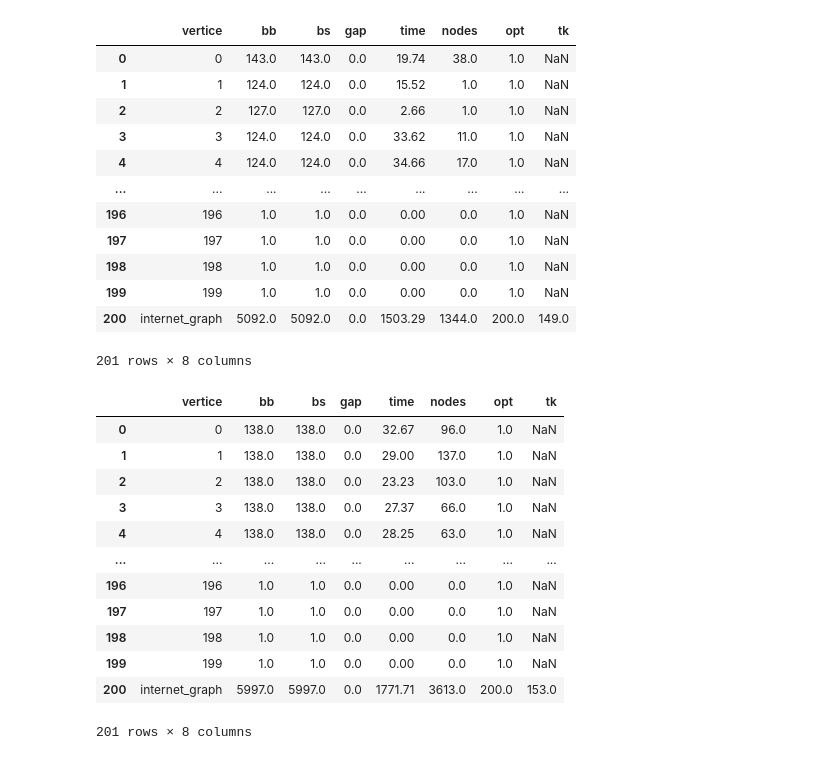
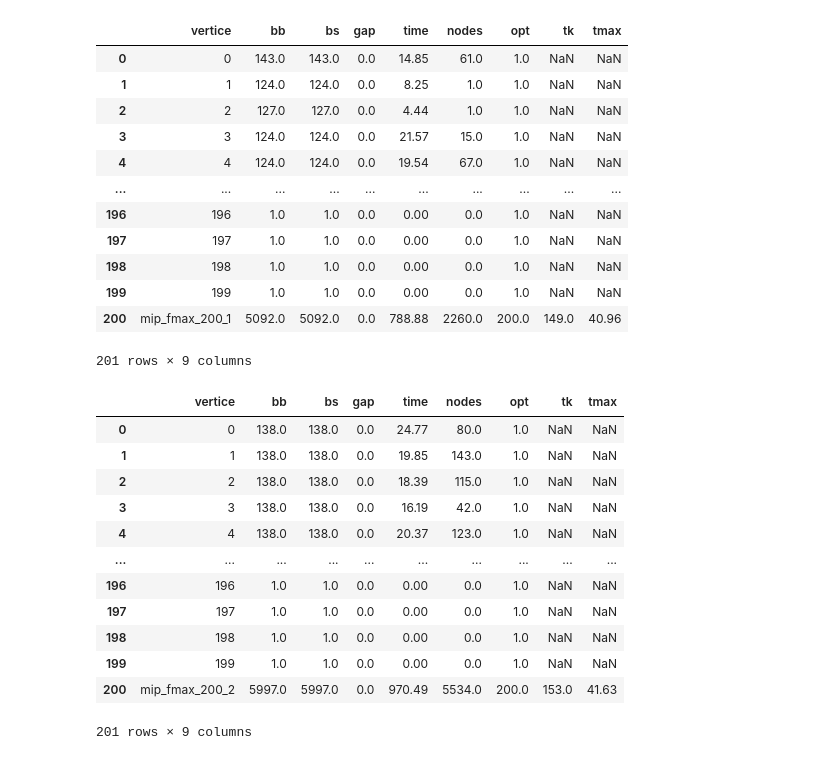
Before and after one commit to jesusossian/tukey, a Jupyter notebook: notebook/results_mip_internet.ipynb, the cells around one changed output. Cells and saved outputs as stored; diff of their text form; code cells hidden in the pictures.

```diff
--- a/notebook/results_mip_internet.ipynb
+++ b/notebook/results_mip_internet.ipynb
@@ -98,48 +146,49 @@ mip_internet_fmin_200_2
 # %%
 form_="fmax"
 dim_=200
 id_=1
 
 file=f"../result/{inst_}/{method_}/{method_}_{form_}_{inst_}_{dim_}_{id_}.txt"
 
 df = pd.DataFrame()
 df = pd.read_csv(file,header=None,sep=';')
 
 table = pd.DataFrame()
 table = pd.concat([table, df], ignore_index=True)
 table.columns = ['vertice','bb','bs','gap','time','nodes','opt']
 
 resume = pd.DataFrame({
-    'vertice':f"{inst_}",
+    'vertice':f"{method_}_{form_}_{dim_}_{id_}",
     'bb':table["bb"].sum(),
     'bs':table["bs"].sum(),
     'gap':table['gap'].sum(),
     'time':table['time'].sum(),
     'nodes':table['nodes'].sum(),
     'opt':table['opt'].sum(),
-    "tk":table["bs"].max()
+    "tk":table["bs"].max(),
+    "tmax":table["time"].max()
     },index=[f"{form_}_{inst_}_{dim_}_{id_}"]
 )
 
 table = pd.concat([table, resume], ignore_index=True)
 mip_internet_fmax_200_1 = table
 mip_internet_fmax_200_1
 
 #print(mip_internet_fmax_200_1[['vertice','bb','bs','gap','time','nodes','opt']].to_latex(index=False,float_format="%.2f"))
 # %% [output]
-|  | vertice | bb | bs | gap | time | nodes | opt | tk |
-| 0 | 0 | 143.0 | 143.0 | 0.0 | 19.74 | 38.0 | 1.0 | NaN |
-| 1 | 1 | 124.0 | 124.0 | 0.0 | 15.52 | 1.0 | 1.0 | NaN |
-| 2 | 2 | 127.0 | 127.0 | 0.0 | 2.66 | 1.0 | 1.0 | NaN |
-| 3 | 3 | 124.0 | 124.0 | 0.0 | 33.62 | 11.0 | 1.0 | NaN |
-| 4 | 4 | 124.0 | 124.0 | 0.0 | 34.66 | 17.0 | 1.0 | NaN |
-| ... | ... | ... | ... | ... | ... | ... | ... | ... |
-| 196 | 196 | 1.0 | 1.0 | 0.0 | 0.00 | 0.0 | 1.0 | NaN |
-| 197 | 197 | 1.0 | 1.0 | 0.0 | 0.00 | 0.0 | 1.0 | NaN |
-| 198 | 198 | 1.0 | 1.0 | 0.0 | 0.00 | 0.0 | 1.0 | NaN |
-| 199 | 199 | 1.0 | 1.0 | 0.0 | 0.00 | 0.0 | 1.0 | NaN |
-| 200 | internet_graph | 5092.0 | 5092.0 | 0.0 | 1503.29 | 1344.0 | 200.0 | 149.0 |
+|  | vertice | bb | bs | gap | time | nodes | opt | tk | tmax |
+| 0 | 0 | 143.0 | 143.0 | 0.0 | 14.85 | 61.0 | 1.0 | NaN | NaN |
+| 1 | 1 | 124.0 | 124.0 | 0.0 | 8.25 | 1.0 | 1.0 | NaN | NaN |
+| 2 | 2 | 127.0 | 127.0 | 0.0 | 4.44 | 1.0 | 1.0 | NaN | NaN |
+| 3 | 3 | 124.0 | 124.0 | 0.0 | 21.57 | 15.0 | 1.0 | NaN | NaN |
+| 4 | 4 | 124.0 | 124.0 | 0.0 | 19.54 | 67.0 | 1.0 | NaN | NaN |
+| ... | ... | ... | ... | ... | ... | ... | ... | ... | ... |
+| 196 | 196 | 1.0 | 1.0 | 0.0 | 0.00 | 0.0 | 1.0 | NaN | NaN |
+| 197 | 197 | 1.0 | 1.0 | 0.0 | 0.00 | 0.0 | 1.0 | NaN | NaN |
+| 198 | 198 | 1.0 | 1.0 | 0.0 | 0.00 | 0.0 | 1.0 | NaN | NaN |
+| 199 | 199 | 1.0 | 1.0 | 0.0 | 0.00 | 0.0 | 1.0 | NaN | NaN |
+| 200 | mip_fmax_200_1 | 5092.0 | 5092.0 | 0.0 | 788.88 | 2260.0 | 200.0 | 149.0 | 40.96 |
-201 rows × 8 columns
+201 rows × 9 columns
 # %%
 form_="fmax"
 dim_=200
@@ -155,14 +204,15 @@ table = pd.concat([table, df], ignore_index=True)
 table.columns = ['vertice','bb','bs','gap','time','nodes','opt']
 
 resume = pd.DataFrame({
-    'vertice':f"{inst_}",
+    'vertice':f"{method_}_{form_}_{dim_}_{id_}",
     'bb':table["bb"].sum(),
     'bs':table["bs"].sum(),
     'gap':table['gap'].sum(),
     'time':table['time'].sum(),
     'nodes':table['nodes'].sum(),
     'opt':table['opt'].sum(),
-    "tk":table["bs"].max()
+    "tk":table["bs"].max(),
+    "tmax":table["time"].max()
     },index=[f"{form_}_{inst_}_{dim_}_{id_}"]
 )
 
@@ -172,16 +222,16 @@ mip_internet_fmax_200_2
 
 #print(mip_internet_fmax_200_2[['vertice','bb','bs','gap','time','nodes','opt']].to_latex(index=False,float_format="%.2f"))
 # %% [output]
-|  | vertice | bb | bs | gap | time | nodes | opt | tk |
-| 0 | 0 | 138.0 | 138.0 | 0.0 | 32.67 | 96.0 | 1.0 | NaN |
-| 1 | 1 | 138.0 | 138.0 | 0.0 | 29.00 | 137.0 | 1.0 | NaN |
-| 2 | 2 | 138.0 | 138.0 | 0.0 | 23.23 | 103.0 | 1.0 | NaN |
-| 3 | 3 | 138.0 | 138.0 | 0.0 | 27.37 | 66.0 | 1.0 | NaN |
-| 4 | 4 | 138.0 | 138.0 | 0.0 | 28.25 | 63.0 | 1.0 | NaN |
-| ... | ... | ... | ... | ... | ... | ... | ... | ... |
-| 196 | 196 | 1.0 | 1.0 | 0.0 | 0.00 | 0.0 | 1.0 | NaN |
-| 197 | 197 | 1.0 | 1.0 | 0.0 | 0.00 | 0.0 | 1.0 | NaN |
-| 198 | 198 | 1.0 | 1.0 | 0.0 | 0.00 | 0.0 | 1.0 | NaN |
-| 199 | 199 | 1.0 | 1.0 | 0.0 | 0.00 | 0.0 | 1.0 | NaN |
-| 200 | internet_graph | 5997.0 | 5997.0 | 0.0 | 1771.71 | 3613.0 | 200.0 | 153.0 |
+|  | vertice | bb | bs | gap | time | nodes | opt | tk | tmax |
+| 0 | 0 | 138.0 | 138.0 | 0.0 | 24.77 | 80.0 | 1.0 | NaN | NaN |
+| 1 | 1 | 138.0 | 138.0 | 0.0 | 19.85 | 143.0 | 1.0 | NaN | NaN |
+| 2 | 2 | 138.0 | 138.0 | 0.0 | 18.39 | 115.0 | 1.0 | NaN | NaN |
+| 3 | 3 | 138.0 | 138.0 | 0.0 | 16.19 | 42.0 | 1.0 | NaN | NaN |
+| 4 | 4 | 138.0 | 138.0 | 0.0 | 20.37 | 123.0 | 1.0 | NaN | NaN |
+| ... | ... | ... | ... | ... | ... | ... | ... | ... | ... |
+| 196 | 196 | 1.0 | 1.0 | 0.0 | 0.00 | 0.0 | 1.0 | NaN | NaN |
+| 197 | 197 | 1.0 | 1.0 | 0.0 | 0.00 | 0.0 | 1.0 | NaN | NaN |
+| 198 | 198 | 1.0 | 1.0 | 0.0 | 0.00 | 0.0 | 1.0 | NaN | NaN |
+| 199 | 199 | 1.0 | 1.0 | 0.0 | 0.00 | 0.0 | 1.0 | NaN | NaN |
+| 200 | mip_fmax_200_2 | 5997.0 | 5997.0 | 0.0 | 970.49 | 5534.0 | 200.0 | 153.0 | 41.63 |
-201 rows × 8 columns
+201 rows × 9 columns
```
Also changed, not shown: parts of 23 cells of this notebook, 50 other files.
